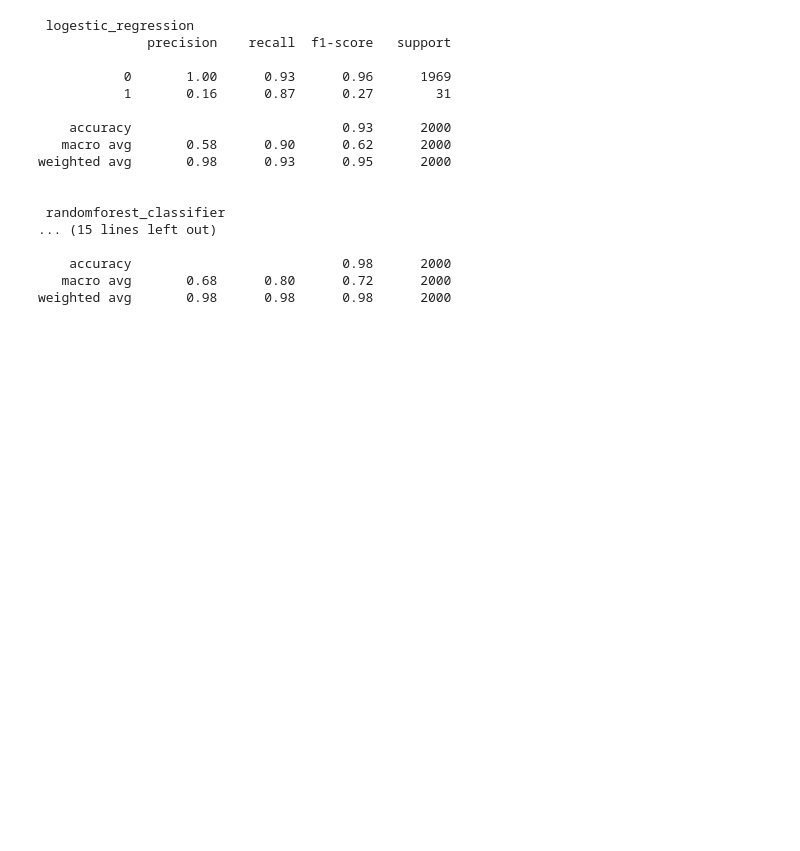
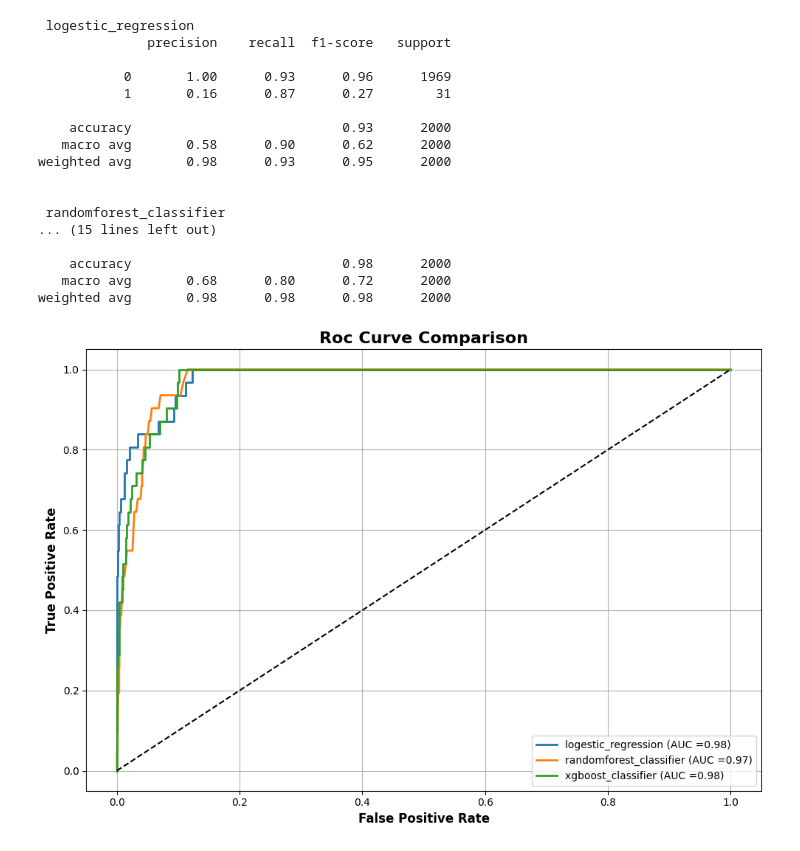
Before and after one commit to md-mojammel4761/Credit-Card-Fraud-Detection, a Jupyter notebook: 04_model_evaluation.ipynb, the cells around one changed output. Saved outputs shown, nothing was run; the diff lists cells and outputs as text; code cells hidden in the pictures; blank space fills up the shorter version.

Commit message:
apply roc_curve

```diff
--- a/04_model_evaluation.ipynb
+++ b/04_model_evaluation.ipynb
@@ -38,3 +38,25 @@ weighted avg       0.98      0.93      0.95      2000
     accuracy                           0.98      2000
    macro avg       0.68      0.80      0.72      2000
 weighted avg       0.98      0.98      0.98      2000
+# %%
+plt.figure(figsize=(10,7))
+for name,model in models.items():
+    y_proba = model.predict_proba(xtest)[:,1]
+    fpr , tpr, _ = roc_curve(ytest,y_proba)
+    roc_auc = auc(fpr,tpr)
+    plt.plot(
+        fpr,
+        tpr,
+        linewidth=2,
+        label=f'{name} (AUC ={roc_auc:.2f})'
+    )
+plt.plot([0,1],[0,1],'k--')
+plt.title('Roc Curve Comparison',fontsize=16,weight='bold')
+plt.xlabel('False Positive Rate',fontsize=12,weight='bold')
+plt.ylabel('True Positive Rate',fontsize=12,weight='bold')
+plt.legend()
+plt.grid(True)
+plt.tight_layout()
+plt.show()
+# %% [output]
+[figure, added]
```
